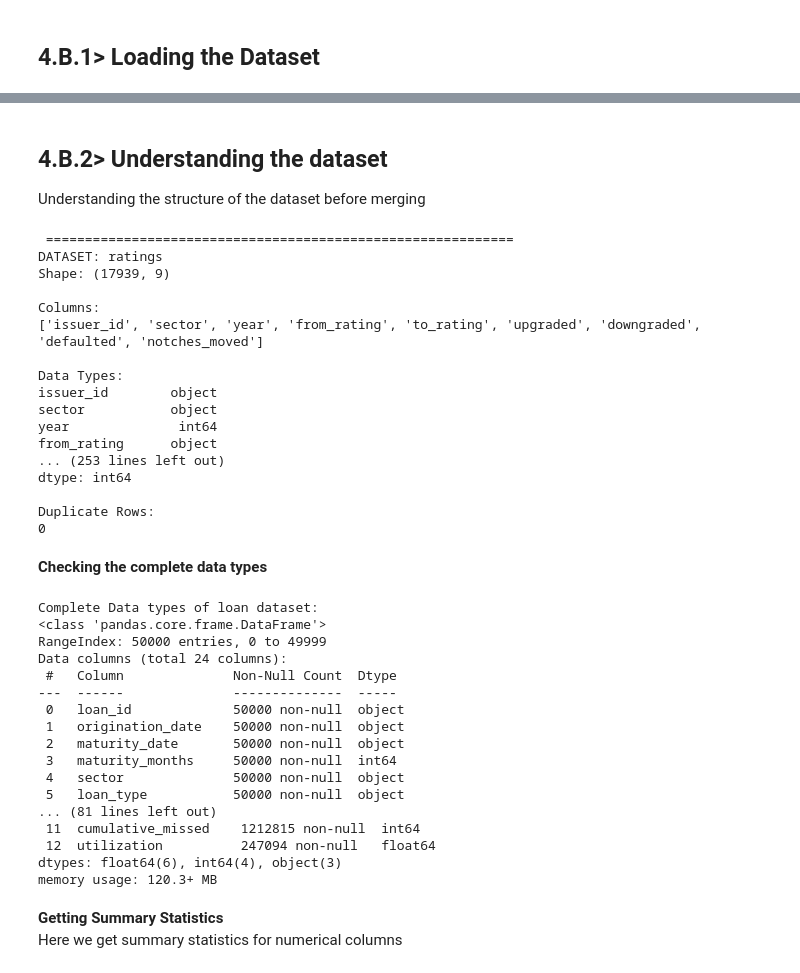
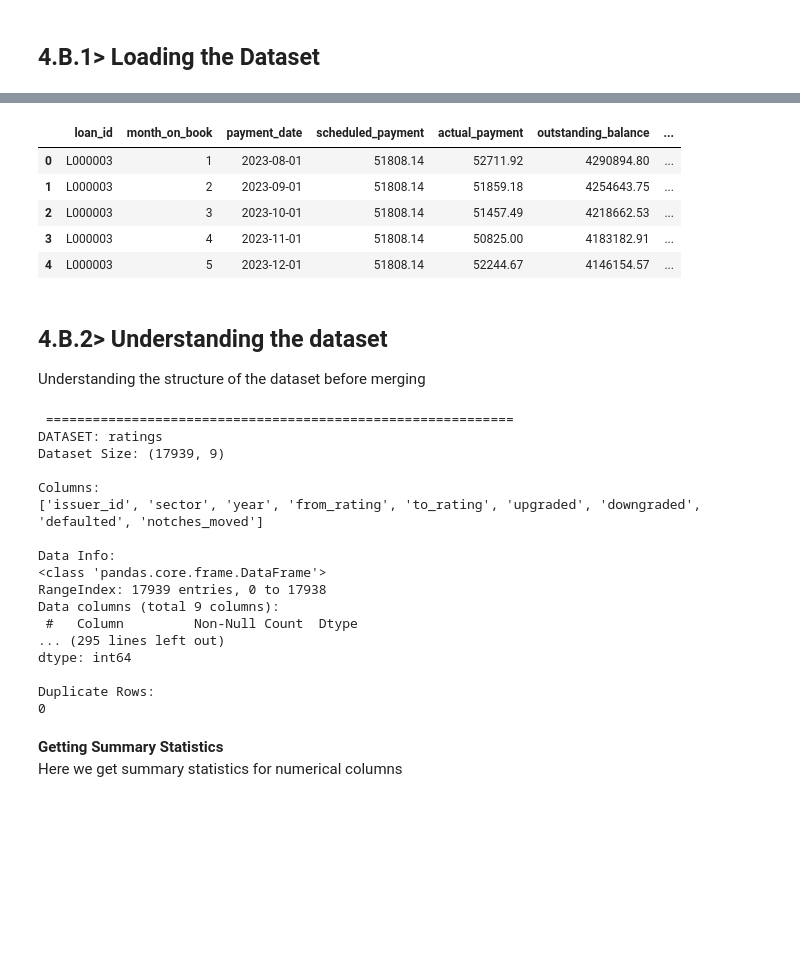
Before and after one commit to rudrascience/Credit_-_loan, a Jupyter notebook: credit-risk-analysis-and-prediction.ipynb, the cells around one changed output, grey strips where cells are left out. Cells and saved outputs as stored; diff of their text form; code cells hidden in the pictures; blank space fills up the shorter version.

```diff
--- a/credit-risk-analysis-and-prediction.ipynb
+++ b/credit-risk-analysis-and-prediction.ipynb
@@ -199,8 +195,16 @@ vintage = pd.read_csv("/kaggle/input/datasets/sergionefedov/credit-risk-dataset-
+# %%
+payment.head(5)
+# %% [output]
+|  | loan_id | month_on_book | payment_date | scheduled_payment | actual_payment | outstanding_balance | ... |
+| 0 | L000003 | 1 | 2023-08-01 | 51808.14 | 52711.92 | 4290894.80 | ... |
+| 1 | L000003 | 2 | 2023-09-01 | 51808.14 | 51859.18 | 4254643.75 | ... |
+| 2 | L000003 | 3 | 2023-10-01 | 51808.14 | 51457.49 | 4218662.53 | ... |
+| 3 | L000003 | 4 | 2023-11-01 | 51808.14 | 50825.00 | 4183182.91 | ... |
+| 4 | L000003 | 5 | 2023-12-01 | 51808.14 | 52244.67 | 4146154.57 | ... |
 # %% [markdown]
 ## 4.B.2> Understanding the dataset<br>
 Understanding the structure of the dataset before merging
 # %%
-
 
 datasets = {
     "ratings": ratings,
@@ -214,13 +218,13 @@ for name, df in datasets.items():
     print("\n", "="*60)
     print("DATASET:", name)
 
-    print("Shape:", df.shape)  # to get shape i.e., rows,columns from each dataset
+    print("Dataset Size:", df.shape)  # to get size i.e., rows,columns from each dataset
 
     print("\nColumns:")
     print(df.columns.tolist())  # to get columns from each dataset
 
-    print("\nData Types:")
-    print(df.dtypes)  #  to get dtypes from each dataset
+    print("\nData Info:")
+    print(df.info())  #  to get dtypes from each dataset
 
     print("\nMissing Values:")
     print(df.isnull().sum())  # to get the total null values from each dataset
@@ -230,53 +234,21 @@ for name, df in datasets.items():
 # %% [output]
  ============================================================
 DATASET: ratings
-Shape: (17939, 9)
+Dataset Size: (17939, 9)
 
 Columns:
 ['issuer_id', 'sector', 'year', 'from_rating', 'to_rating', 'upgraded', 'downgraded', 'defaulted', 'notches_moved']
 
-Data Types:
-issuer_id        object
-sector           object
-year              int64
-from_rating      object
-... (253 lines left out)
+Data Info:
+<class 'pandas.core.frame.DataFrame'>
+RangeIndex: 17939 entries, 0 to 17938
+Data columns (total 9 columns):
+ #   Column         Non-Null Count  Dtype
+... (295 lines left out)
 dtype: int64
 
 Duplicate Rows:
 0
-# %% [markdown]
-**Checking the complete data types**
-# %%
-print("\nComplete Data types of loan dataset:")
-loan.info()
-
-print("\nComplete Data types of ratings dataset:")
-ratings.info()
-
-print("\nComplete Data types of macro dataset:")
-macro.info()
-
-print("\nComplete Data types of payment dataset:")
-payment.info()
-# %% [output]
-Complete Data types of loan dataset:
-<class 'pandas.core.frame.DataFrame'>
-RangeIndex: 50000 entries, 0 to 49999
-Data columns (total 24 columns):
- #   Column              Non-Null Count  Dtype
----  ------              --------------  -----
- 0   loan_id             50000 non-null  object
- 1   origination_date    50000 non-null  object
- 2   maturity_date       50000 non-null  object
- 3   maturity_months     50000 non-null  int64
- 4   sector              50000 non-null  object
- 5   loan_type           50000 non-null  object
-... (81 lines left out)
- 11  cumulative_missed    1212815 non-null  int64
- 12  utilization          247094 non-null   float64
-dtypes: float64(6), int64(4), object(3)
-memory usage: 120.3+ MB
 # %% [markdown]
 **Getting Summary Statistics**<br>
 Here we get summary statistics for numerical columns
```
Also changed, not shown: parts of 21 cells of this notebook.
